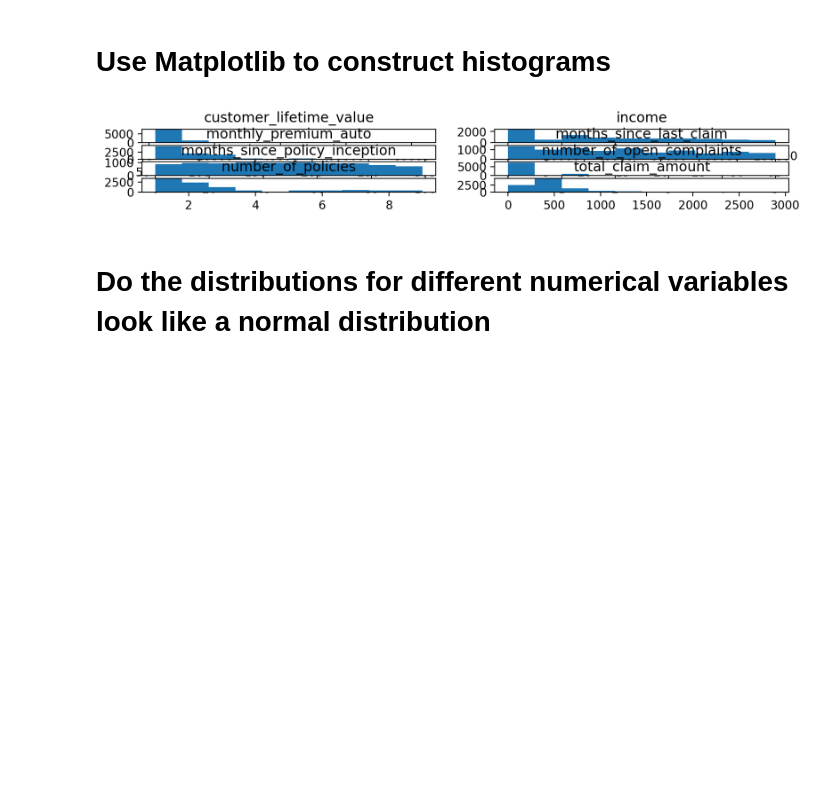
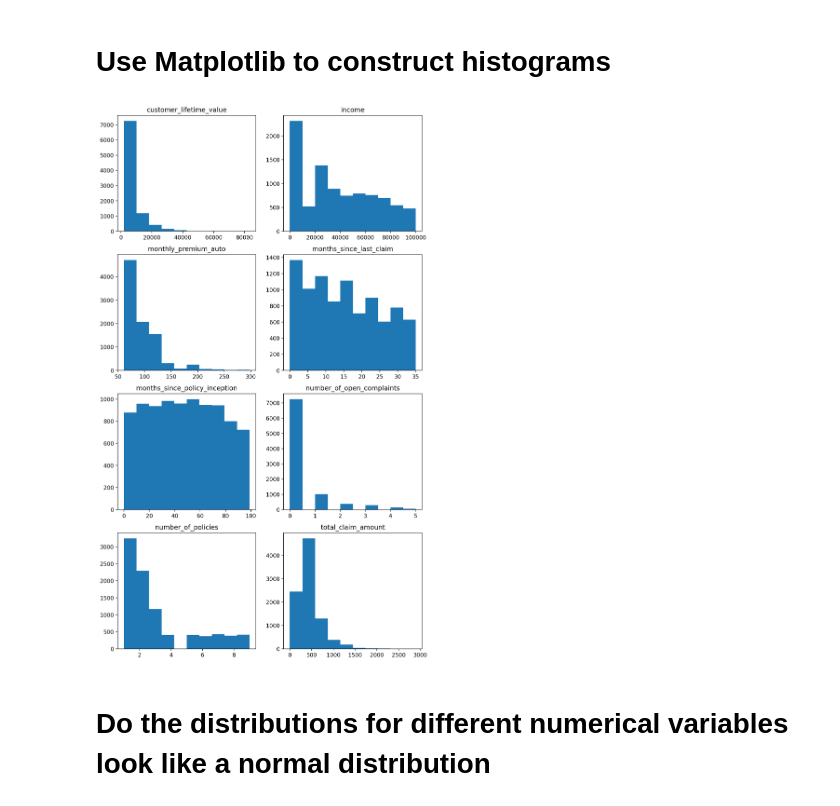
Before and after one commit to dongspark/lab-customer-analysis-round-4, a Jupyter notebook: lab-solution.ipynb, the cells around one changed output. Cells and saved outputs as stored; diff of their text form; code cells hidden in the pictures; blank space fills up the shorter version.

```diff
--- a/lab-solution.ipynb
+++ b/lab-solution.ipynb
@@ -349,27 +349,27 @@ plt.show()
 # %% [markdown]
 # Use Matplotlib to construct histograms
 # %%
-fig,axes = plt.subplots(4,2,figsize=(10,1),dpi=200)
+fig,axes = plt.subplots(4,2,figsize=(10,18),dpi=200)
 axes[0,0].hist(df2['customer_lifetime_value'])
 axes[0,0].set_title('customer_lifetime_value')
 axes[0,1].hist(df2['income'])
 axes[0,1].set_title('income')
 axes[1,0].hist(df2['monthly_premium_auto'])
 axes[1,0].set_title('monthly_premium_auto')
 axes[1,1].hist(df2['months_since_last_claim'])
 axes[1,1].set_title('months_since_last_claim')
 axes[2,0].hist(df2['months_since_policy_inception'])
 axes[2,0].set_title('months_since_policy_inception')
 axes[2,1].hist(df2['number_of_open_complaints'])
 axes[2,1].set_title('number_of_open_complaints')
 axes[3,0].hist(df2['number_of_policies'])
 axes[3,0].set_title('number_of_policies')
 axes[3,1].hist(df2['total_claim_amount'])
 axes[3,1].set_title('total_claim_amount')
 
 plt.show()
 # %% [output]
-[figure, old version]
+[figure, new version]
 # %% [markdown]
 # Do the distributions for different numerical variables look like a normal distribution
 # %%
```
Also changed, not shown: parts of 1 cell of this notebook.
